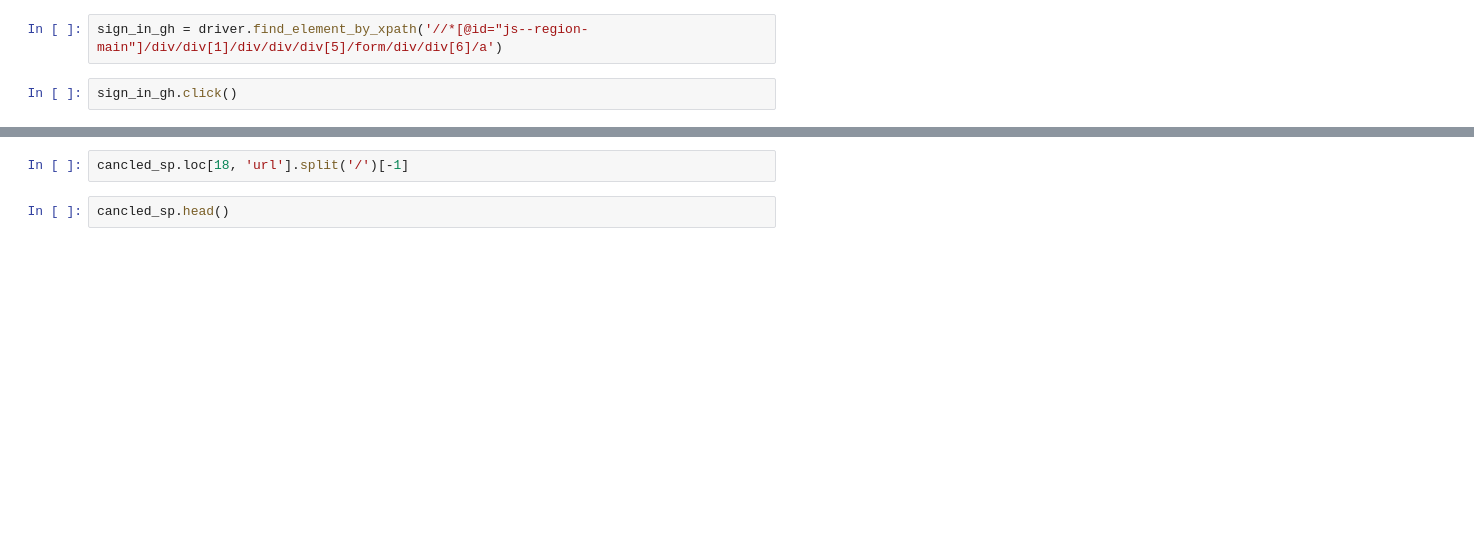
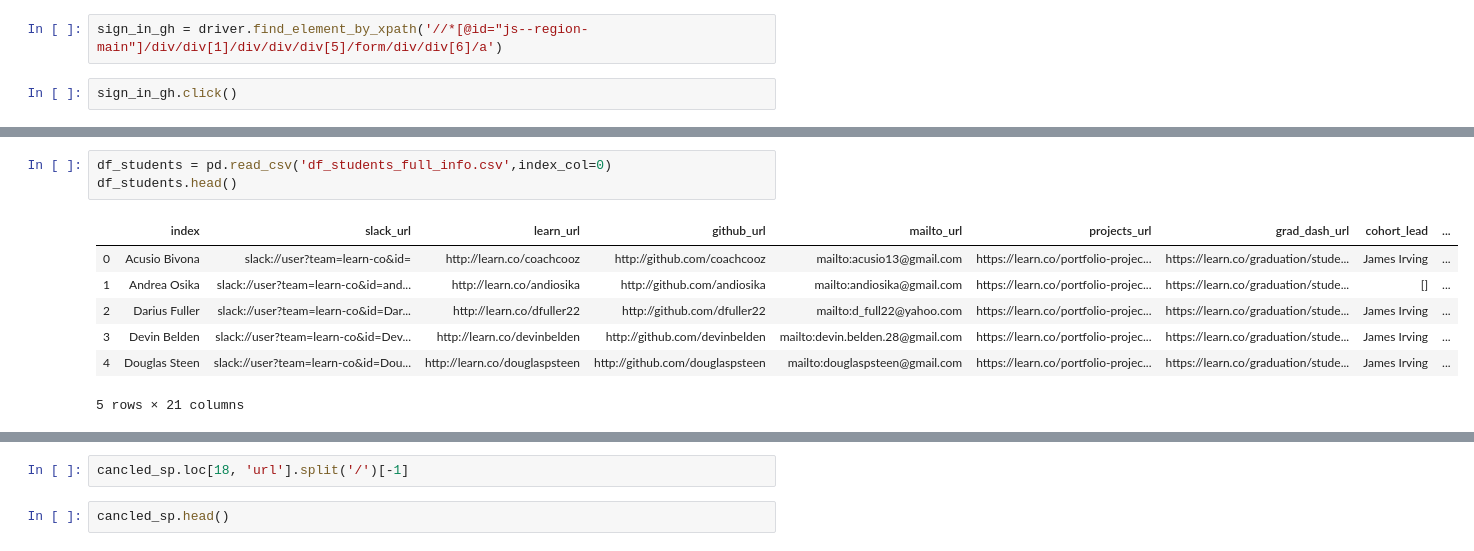
Before and after one commit to jirvingphd/scrape_learn, a Jupyter notebook: Scraping2.ipynb, the cells around one changed output, grey strips where cells are left out. Drawn from its saved outputs; the diff is of its cells as text; blank space fills up the shorter version.

Commit message:
updated scraping2 and learn_scrape

```diff
--- a/Scraping2.ipynb
+++ b/Scraping2.ipynb
@@ -1227,0 +1143,11 @@ df_lessons.tail(15)
+# %%
+df_students = pd.read_csv('df_students_full_info.csv',index_col=0)
+df_students.head()
+# %% [output]
+|  | index | slack_url | learn_url | github_url | mailto_url | projects_url | grad_dash_url | cohort_lead | ... |
+| 0 | Acusio Bivona | slack://user?team=learn-co&id= | http://learn.co/coachcooz | http://github.com/coachcooz | mailto:acusio13@gmail.com | https://learn.co/portfolio-projec... | https://learn.co/graduation/stude... | James Irving | ... |
+| 1 | Andrea Osika | slack://user?team=learn-co&id=and... | http://learn.co/andiosika | http://github.com/andiosika | mailto:andiosika@gmail.com | https://learn.co/portfolio-projec... | https://learn.co/graduation/stude... | [] | ... |
+| 2 | Darius Fuller | slack://user?team=learn-co&id=Dar... | http://learn.co/dfuller22 | http://github.com/dfuller22 | mailto:d_full22@yahoo.com | https://learn.co/portfolio-projec... | https://learn.co/graduation/stude... | James Irving | ... |
+| 3 | Devin Belden | slack://user?team=learn-co&id=Dev... | http://learn.co/devinbelden | http://github.com/devinbelden | mailto:devin.belden.28@gmail.com | https://learn.co/portfolio-projec... | https://learn.co/graduation/stude... | James Irving | ... |
+| 4 | Douglas Steen | slack://user?team=learn-co&id=Dou... | http://learn.co/douglaspsteen | http://github.com/douglaspsteen | mailto:douglaspsteen@gmail.com | https://learn.co/portfolio-projec... | https://learn.co/graduation/stude... | James Irving | ... |
+5 rows × 21 columns
```
Also changed, not shown: parts of 86 cells of this notebook, 2 other files.
